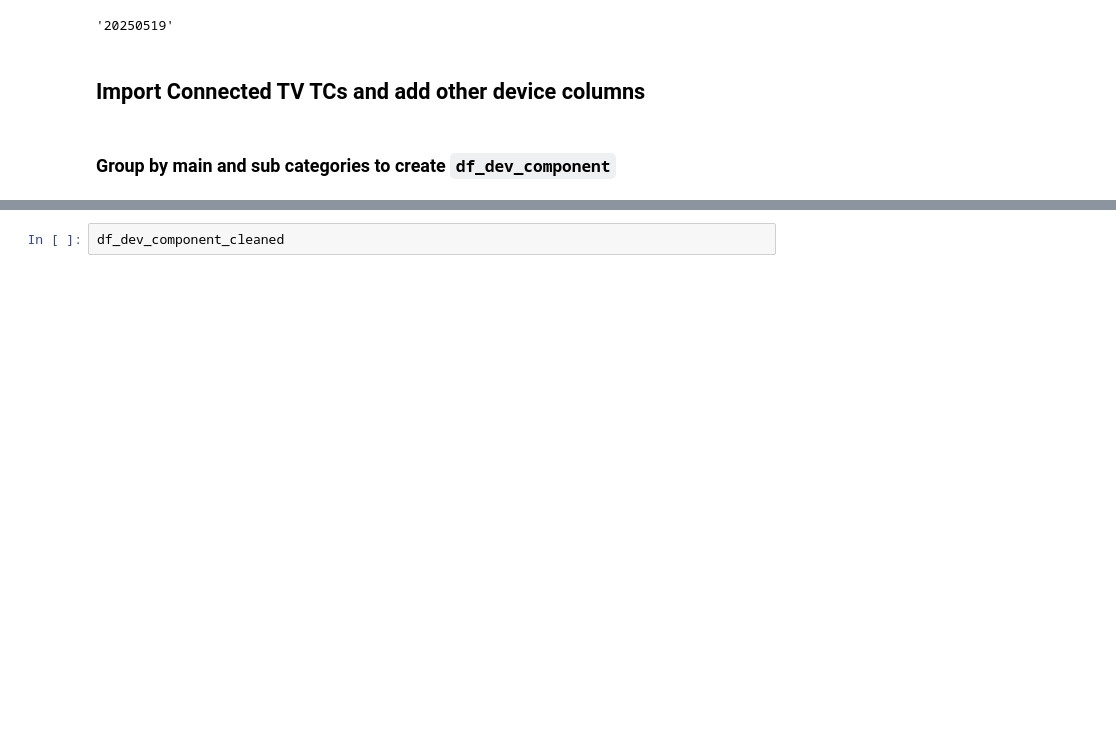
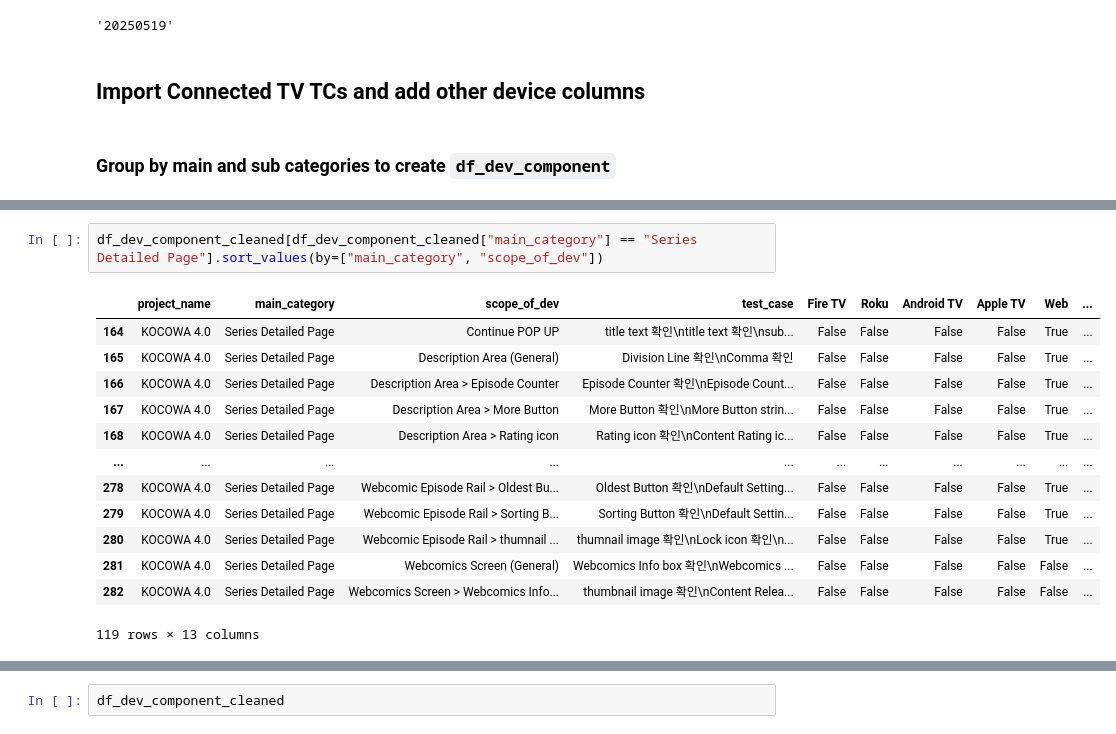
Before and after one commit to offthemenu/wA-projects, a Jupyter notebook: qc-request/tc-eda-4.0-connectedTV_webMobile.ipynb, the cells around one changed output, grey strips where cells are left out. Saved outputs shown, nothing was run; the diff lists cells and outputs as text; blank space fills up the shorter version.

```diff
--- a/qc-request/tc-eda-4.0-connectedTV_webMobile.ipynb
+++ b/qc-request/tc-eda-4.0-connectedTV_webMobile.ipynb
@@ -156,3 +133,19 @@ df_dev_component_cleaned = df_dev_component[
+# %%
+df_dev_component_cleaned[df_dev_component_cleaned["main_category"] == "Series Detailed Page"].sort_values(by=["main_category", "scope_of_dev"])
+# %% [output]
+|  | project_name | main_category | scope_of_dev | test_case | Fire TV | Roku | Android TV | Apple TV | Web | ... |
+| 164 | KOCOWA 4.0 | Series Detailed Page | Continue POP UP | title text 확인\ntitle text 확인\nsub... | False | False | False | False | True | ... |
+| 165 | KOCOWA 4.0 | Series Detailed Page | Description Area (General) | Division Line 확인\nComma 확인 | False | False | False | False | True | ... |
+| 166 | KOCOWA 4.0 | Series Detailed Page | Description Area > Episode Counter | Episode Counter 확인\nEpisode Count... | False | False | False | False | True | ... |
+| 167 | KOCOWA 4.0 | Series Detailed Page | Description Area > More Button | More Button 확인\nMore Button strin... | False | False | False | False | True | ... |
+| 168 | KOCOWA 4.0 | Series Detailed Page | Description Area > Rating icon | Rating icon 확인\nContent Rating ic... | False | False | False | False | True | ... |
+| ... | ... | ... | ... | ... | ... | ... | ... | ... | ... | ... |
+| 278 | KOCOWA 4.0 | Series Detailed Page | Webcomic Episode Rail > Oldest Bu... | Oldest Button 확인\nDefault Setting... | False | False | False | False | True | ... |
+| 279 | KOCOWA 4.0 | Series Detailed Page | Webcomic Episode Rail > Sorting B... | Sorting Button 확인\nDefault Settin... | False | False | False | False | True | ... |
+| 280 | KOCOWA 4.0 | Series Detailed Page | Webcomic Episode Rail > thumnail ... | thumnail image 확인\nLock icon 확인\n... | False | False | False | False | True | ... |
+| 281 | KOCOWA 4.0 | Series Detailed Page | Webcomics Screen (General) | Webcomics Info box 확인\nWebcomics ... | False | False | False | False | False | ... |
+| 282 | KOCOWA 4.0 | Series Detailed Page | Webcomics Screen > Webcomics Info... | thumbnail image 확인\nContent Relea... | False | False | False | False | False | ... |
+119 rows × 13 columns
 # %%
 len(list(df_dev_component_cleaned.scope_of_dev.unique()))
 # %% [output]
```
Also changed, not shown: parts of 4 cells of this notebook, 1 other file.
